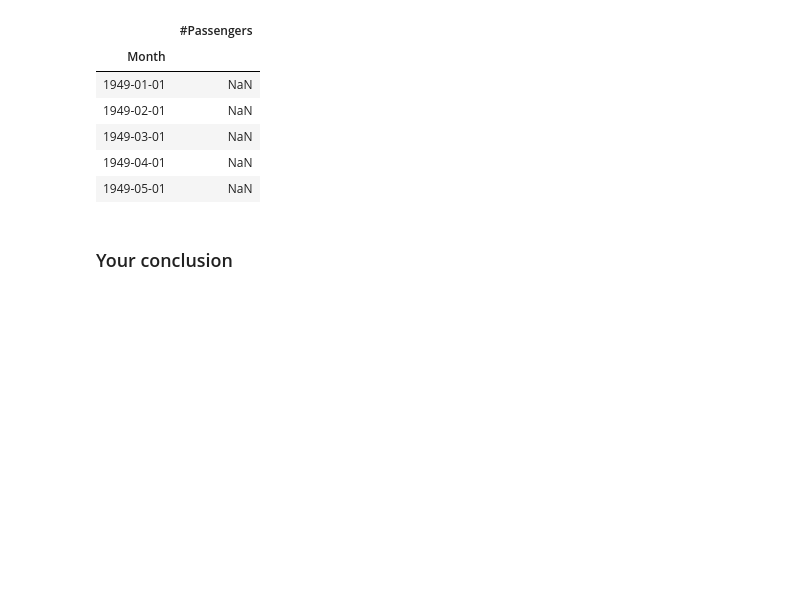
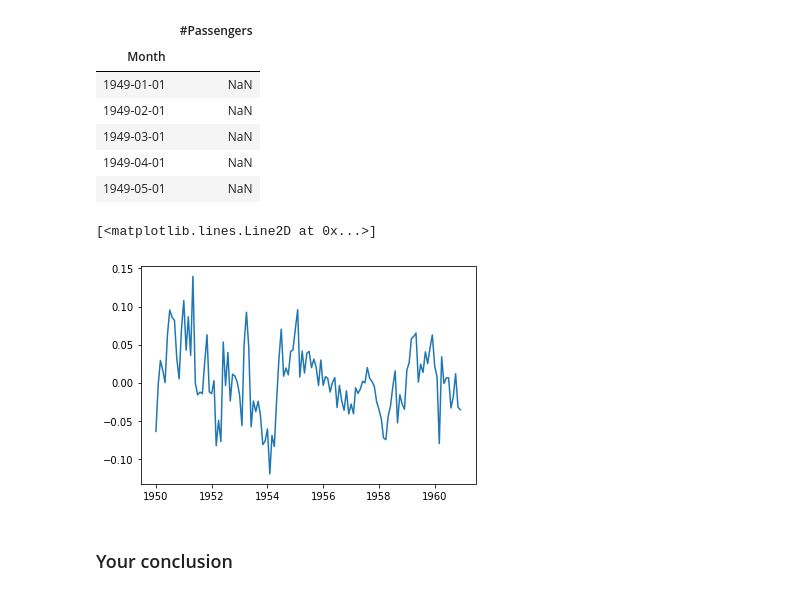
Before and after one commit to jmt0221/dsc-removing-trends-lab-nyc-ds-082619, a Jupyter notebook: index.ipynb, the cells around one changed output. Cells and saved outputs as stored; diff of their text form; code cells hidden in the pictures; blank space fills up the shorter version.

```diff
--- a/index.ipynb
+++ b/index.ipynb
@@ -191,6 +191,9 @@ df_diff.head()
 | 1949-05-01 | NaN |
 # %%
 # plot your differenced time series
-plt.plot()
+plt.plot(df_diff)
+# %% [output]
+[<matplotlib.lines.Line2D at 0x...>]
+[figure, added]
 # %%
 # drop nas
```
Also changed, not shown: parts of 1 cell of this notebook.
